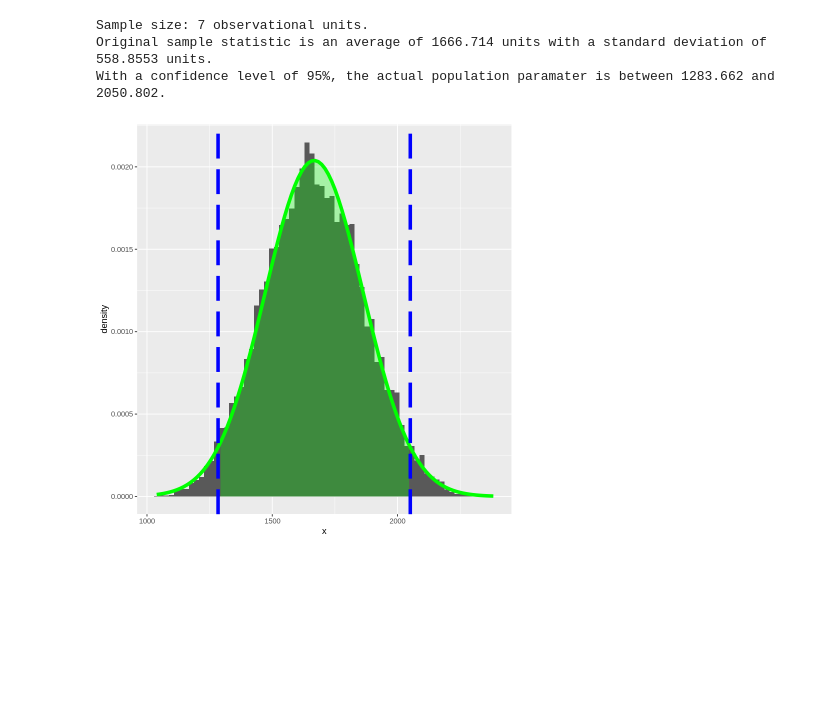
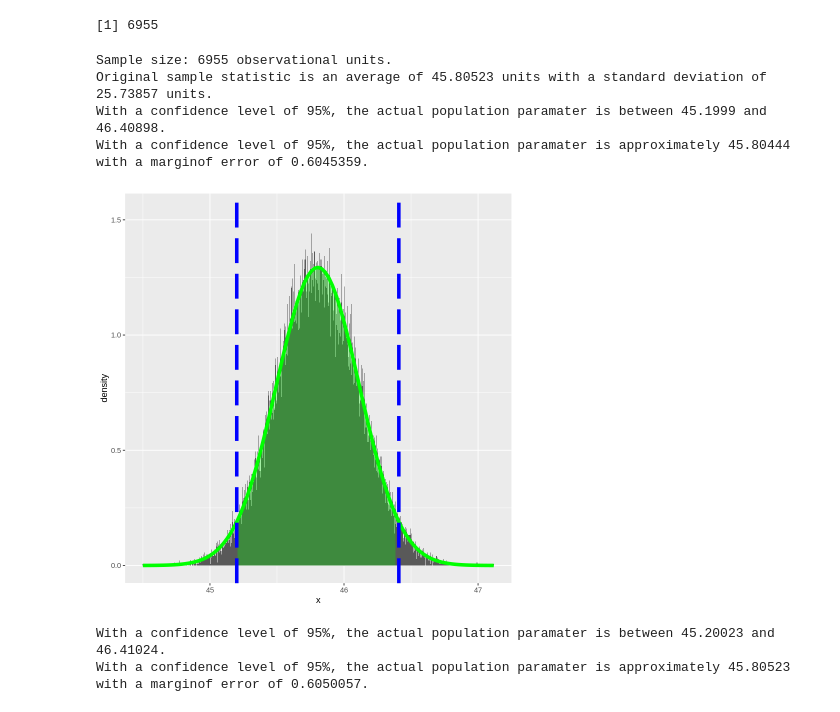
Before and after one commit to matsonah/ClarkeStatsSpring2022, a Jupyter notebook: Spring_2022_Module_6_A_Streamlined.ipynb, the cells around one changed output. Saved outputs shown, nothing was run; the diff lists cells and outputs as text; code cells hidden in the pictures; blank space fills up the shorter version.

Commit message:
Updated to include Wage Gap Data and to fix a typo

```diff
--- a/Spring_2022_Module_6_A_Streamlined.ipynb
+++ b/Spring_2022_Module_6_A_Streamlined.ipynb
@@ -22,0 +13,6 @@ str(tom)
+# %%
+#### Code Block 1
+gender = read.csv(url("https://gender-pay-gap.service.gov.uk/viewing/download-data/2019"))   #Try out different years
+names(gender)
+# Read about calculations: https://www.gov.uk/guidance/making-your-gender-pay-gap-calculations#overview
+backup = gender
@@ -23,9 +34,16 @@ str(tom)
+# %%
+#### Code Block 2
+# Pick a column.
+gender$column = gender$FemaleUpperMiddleQuartile
+length(gender$column)
+# %% [output]
+[1] 6955
 # %%
-#### Code Block 2
+#### Code Block 3
 # Confidence Interval code block
 data<-0
 
-data = tom$Population
+data = gender$column
 z_conf=0.95
 
 ## This part is automated.
@@ -40,35 +58,57 @@ for(i in 1:test_runs){
   }
 cat("Original sample statistic is an average of", mean(data),"units with a standard deviation of", sd(data), "units.\n")
 Boot = data.frame(x=test)
 Boot_mean = mean(Boot$x)
 Boot_sd = sd(Boot$x)
 Boot_left=Boot_mean - zsc*Boot_sd
 Boot_right=Boot_mean + zsc*Boot_sd
 Boots=c(Boot_left,Boot_right)
 
 library(ggplot2)
 
 # Fancy function defined to allow for shading.
 dnorm_sd <- function(x,numsd){
   norm_sd <- dnorm(x,Boot_mean, Boot_sd)
   lb = Boot_mean - numsd*Boot_sd  #left bound
   rb = Boot_mean + numsd*Boot_sd  #right bound
   # Force NA values outside interval x in [leftbound, rightbound]:
   norm_sd[x <= lb | x >= rb] <- NA
   return(norm_sd)   #return is the result of the function dnorm_sd
 }
 
 width = (max(data)-min(data))/(10*length(data))
 
 ggplot( Boot, aes(x)) +
   geom_histogram(aes(y=..density..),binwidth=width) +   #change bindwidth to be nice.
   stat_function( fun=dnorm,    args=list(mean=Boot_mean, sd=Boot_sd), col="green", size=2) +
   stat_function( fun=dnorm_sd, args=list(numsd=zsc),  geom="area",  fill="green", alpha=0.3 ) +
   geom_vline( xintercept=Boots,  linetype="longdash",  col="blue", size=2)
 
-cat(sep="", "With a confidence level of ", z_conf*100, "%, the actual population paramater is between ", Boot_left, " and ", Boot_right, ".\n")
+cat(sep="", "With a confidence level of ", z_conf*100, "%, the actual population",
+            " paramater is between ", Boot_left, " and ", Boot_right, ".\n")
+
+cat(sep="", "With a confidence level of ", z_conf*100, "%, the actual population",
+            " paramater is approximately ", Boot_mean, " with a margin",
+            "of error of ", zsc*Boot_sd, ".\n")
 # %% [output]
-Sample size: 7 observational units.
-Original sample statistic is an average of 1666.714 units with a standard deviation of 558.8553 units.
-With a confidence level of 95%, the actual population paramater is between 1283.662 and 2050.802.
+Sample size: 6955 observational units.
+Original sample statistic is an average of 45.80523 units with a standard deviation of 25.73857 units.
+With a confidence level of 95%, the actual population paramater is between 45.1999 and 46.40898.
+With a confidence level of 95%, the actual population paramater is approximately 45.80444 with a marginof error of 0.6045359.
-[figure, old version]
+[figure, new version]
+# %%
+data = gender$column
+z_conf=0.95
+
+ci = t.test(data, conf.level=z_conf)
+me = (ci$conf.int[2] - ci$conf.int[1])/2
+
+cat(sep="", "With a confidence level of ", z_conf*100, "%, the actual population",
+            " paramater is between ", ci$conf.int[1], " and ", ci$conf.int[2], ".\n")
+
+cat(sep="", "With a confidence level of ", z_conf*100, "%, the actual population",
+            " paramater is approximately ", ci$estimate, " with a margin ",
+            "of error of ", me, ".\n")
+# %% [output]
+With a confidence level of 95%, the actual population paramater is between 45.20023 and 46.41024.
+With a confidence level of 95%, the actual population paramater is approximately 45.80523 with a marginof error of 0.6050057.
```
Also changed, not shown: parts of 3 cells of this notebook.
